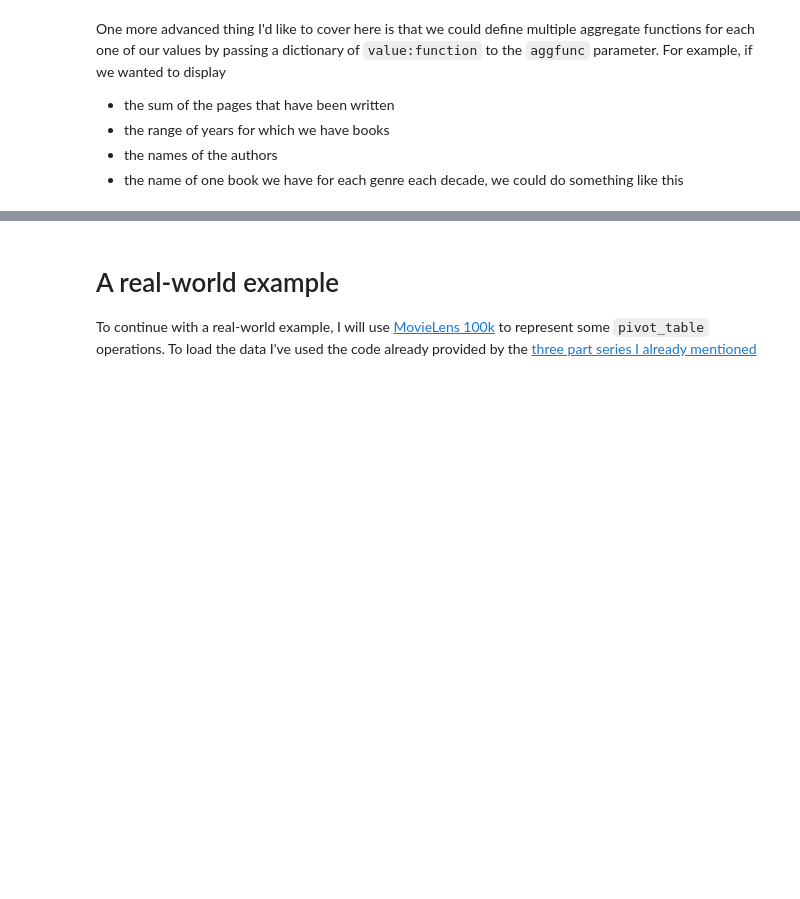
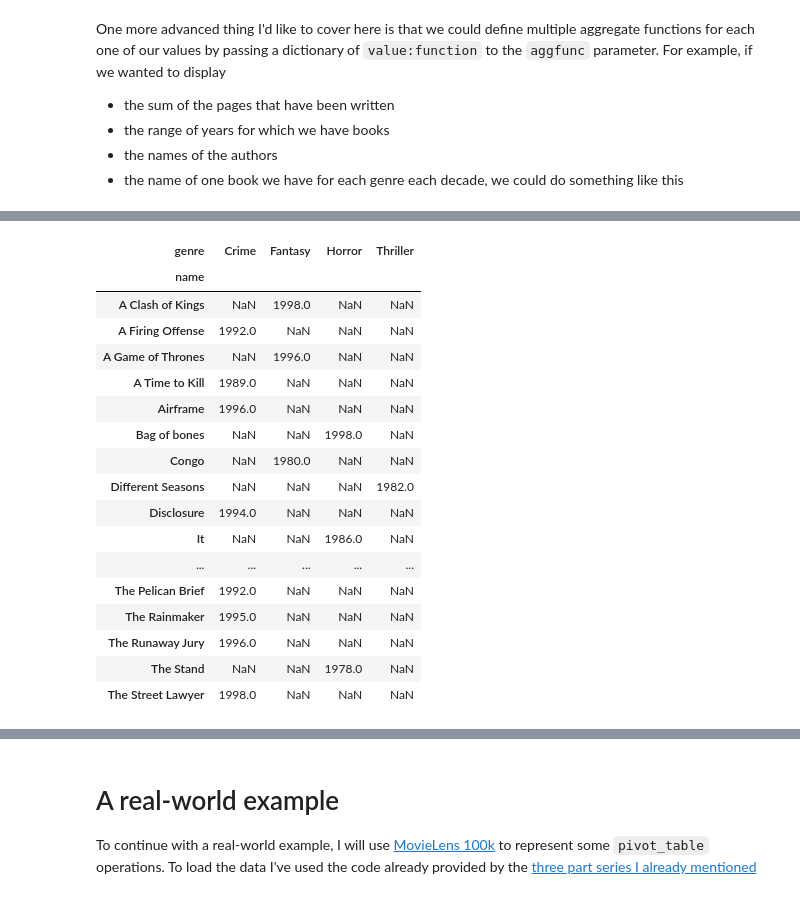
Before and after one commit to spapas/spapas.github.io, a Jupyter notebook: content/pandas-pivot-table-primer.ipynb, the cells around one changed output, grey strips where cells are left out. Cells and saved outputs as stored; diff of their text form; code cells hidden in the pictures; blank space fills up the shorter version.

```diff
--- a/content/pandas-pivot-table-primer.ipynb
+++ b/content/pandas-pivot-table-primer.ipynb
@@ -627,0 +923,23 @@ books_df.pivot_table(
+# %%
+# We'll use the initial books_df DataFrame
+books_df.pivot(index='name', columns='genre', values='year')
+# Notice that we used 'name' as an index (to be sure that each cell will contain a single value)
+# %% [output]
+| genre | Crime | Fantasy | Horror | Thriller |
+| name |  |  |  |  |
+| A Clash of Kings | NaN | 1998.0 | NaN | NaN |
+| A Firing Offense | 1992.0 | NaN | NaN | NaN |
+| A Game of Thrones | NaN | 1996.0 | NaN | NaN |
+| A Time to Kill | 1989.0 | NaN | NaN | NaN |
+| Airframe | 1996.0 | NaN | NaN | NaN |
+| Bag of bones | NaN | NaN | 1998.0 | NaN |
+| Congo | NaN | 1980.0 | NaN | NaN |
+| Different Seasons | NaN | NaN | NaN | 1982.0 |
+| Disclosure | 1994.0 | NaN | NaN | NaN |
+| It | NaN | NaN | 1986.0 | NaN |
+| ... | ... | ... | ... | ... |
+| The Pelican Brief | 1992.0 | NaN | NaN | NaN |
+| The Rainmaker | 1995.0 | NaN | NaN | NaN |
+| The Runaway Jury | 1996.0 | NaN | NaN | NaN |
+| The Stand | NaN | NaN | 1978.0 | NaN |
+| The Street Lawyer | 1998.0 | NaN | NaN | NaN |
```
Also changed, not shown: parts of 39 cells of this notebook.
